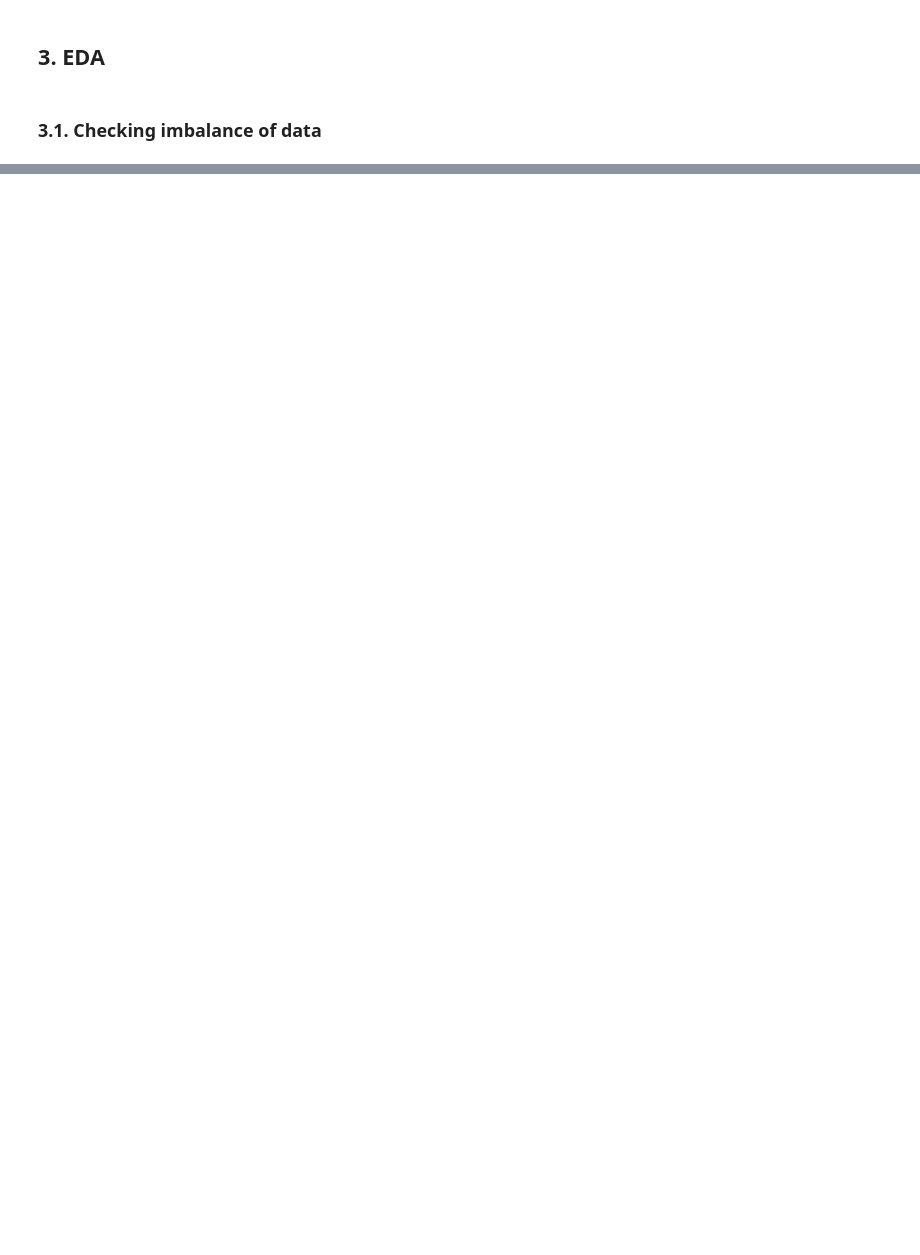
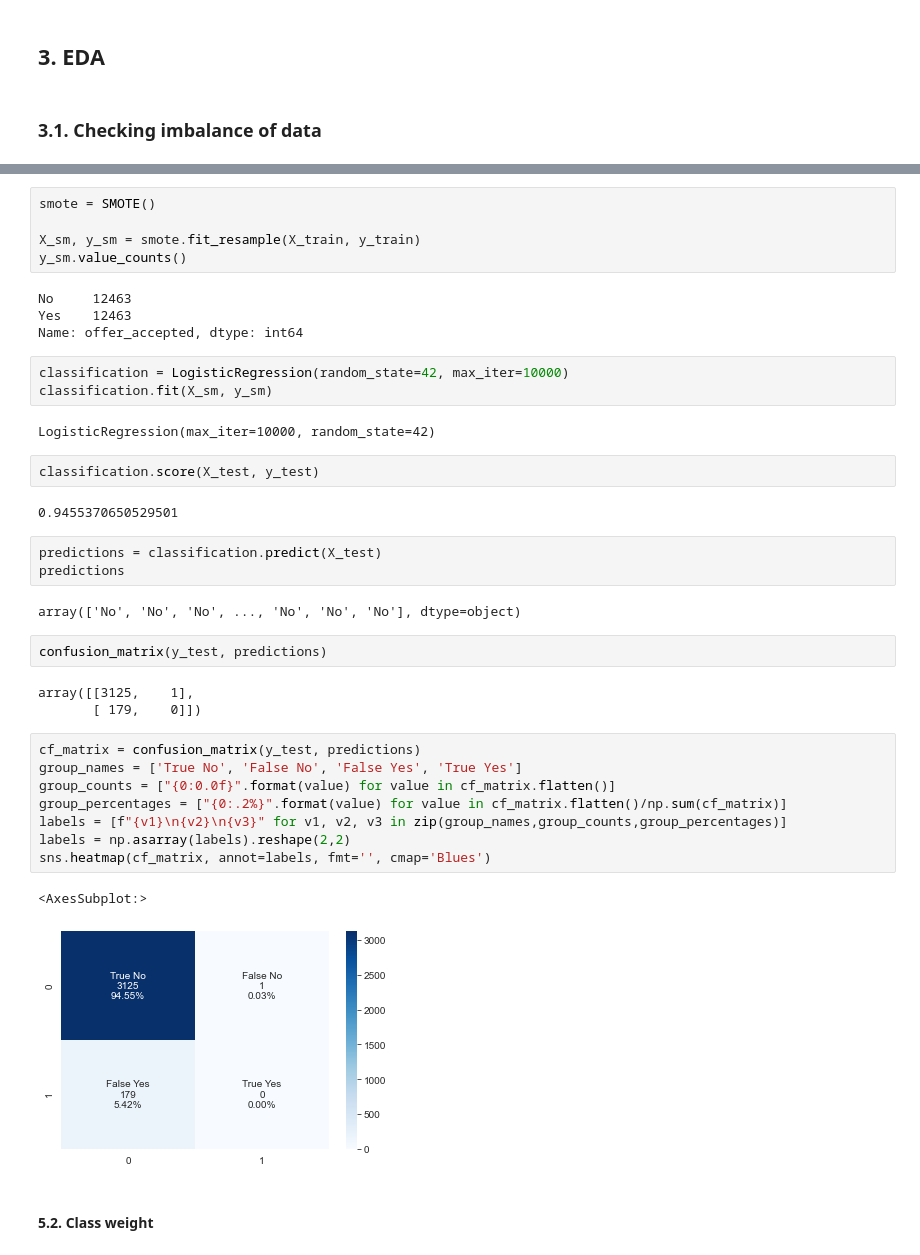
Before and after one commit to ritasilv/P2-Credit-Card-Revival, a Jupyter notebook: P2-Credit-Card_Revival.ipynb, the cells around one changed output, grey strips where cells are left out. Drawn from its saved outputs; the diff is of its cells as text; blank space fills up the shorter version.

```diff
--- a/P2-Credit-Card_Revival.ipynb
+++ b/P2-Credit-Card_Revival.ipynb
@@ -223,0 +463,41 @@ plt.show()
+# %%
+smote = SMOTE()
+
+X_sm, y_sm = smote.fit_resample(X_train, y_train)
+y_sm.value_counts()
+# %% [output]
+No     12463
+Yes    12463
+Name: offer_accepted, dtype: int64
+# %%
+classification = LogisticRegression(random_state=42, max_iter=10000)
+classification.fit(X_sm, y_sm)
+# %% [output]
+LogisticRegression(max_iter=10000, random_state=42)
+# %%
+classification.score(X_test, y_test)
+# %% [output]
+0.9455370650529501
+# %%
+predictions = classification.predict(X_test)
+predictions
+# %% [output]
+array(['No', 'No', 'No', ..., 'No', 'No', 'No'], dtype=object)
+# %%
+confusion_matrix(y_test, predictions)
+# %% [output]
+array([[3125,    1],
+       [ 179,    0]])
+# %%
+cf_matrix = confusion_matrix(y_test, predictions)
+group_names = ['True No', 'False No', 'False Yes', 'True Yes']
+group_counts = ["{0:0.0f}".format(value) for value in cf_matrix.flatten()]
+group_percentages = ["{0:.2%}".format(value) for value in cf_matrix.flatten()/np.sum(cf_matrix)]
+labels = [f"{v1}\n{v2}\n{v3}" for v1, v2, v3 in zip(group_names,group_counts,group_percentages)]
+labels = np.asarray(labels).reshape(2,2)
+sns.heatmap(cf_matrix, annot=labels, fmt='', cmap='Blues')
+# %% [output]
+<AxesSubplot:>
+[figure, added]
+# %% [markdown]
+#### 5.2. Class weight
```
Also changed, not shown: parts of 75 cells of this notebook, 2 other files.
